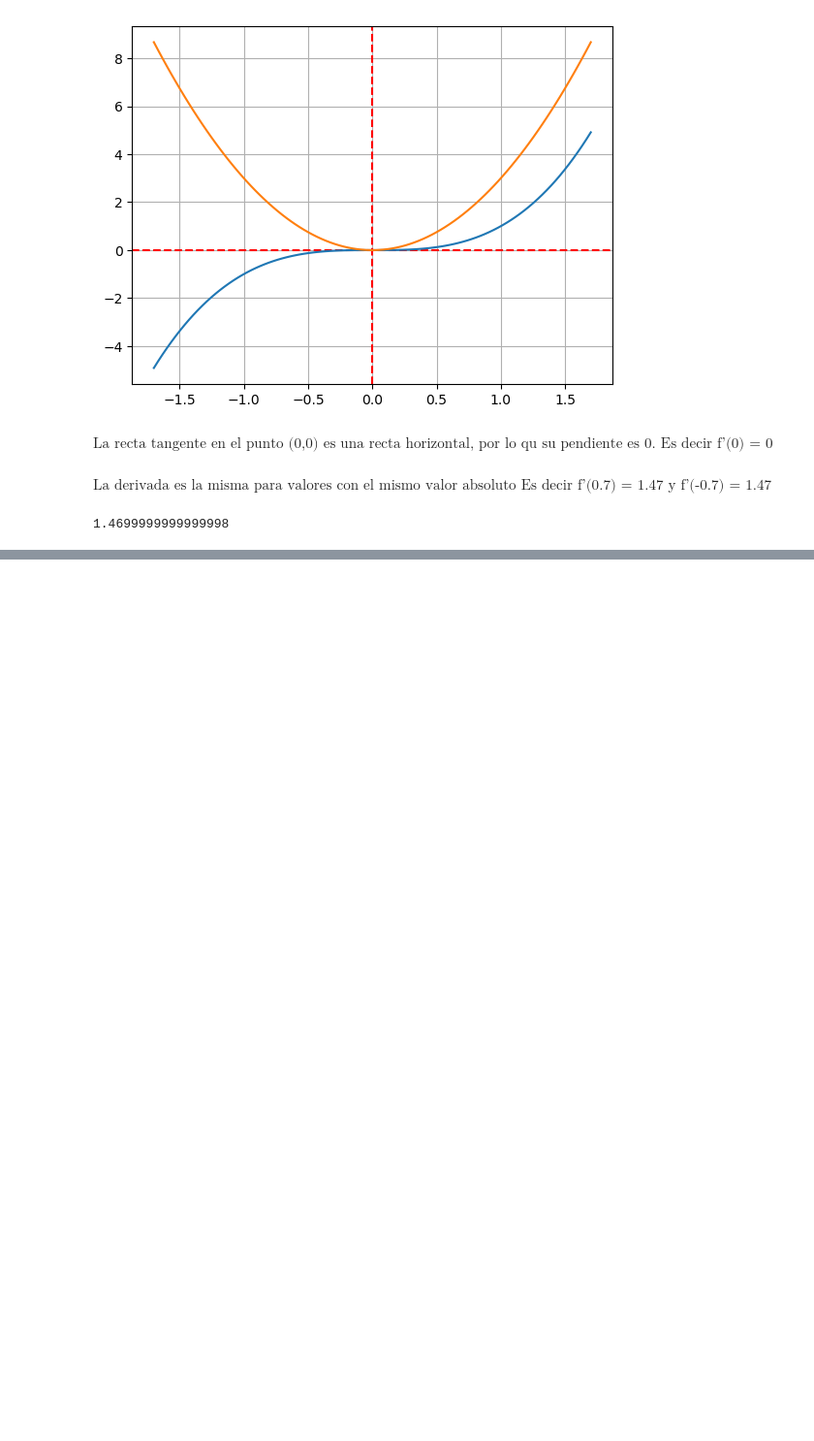
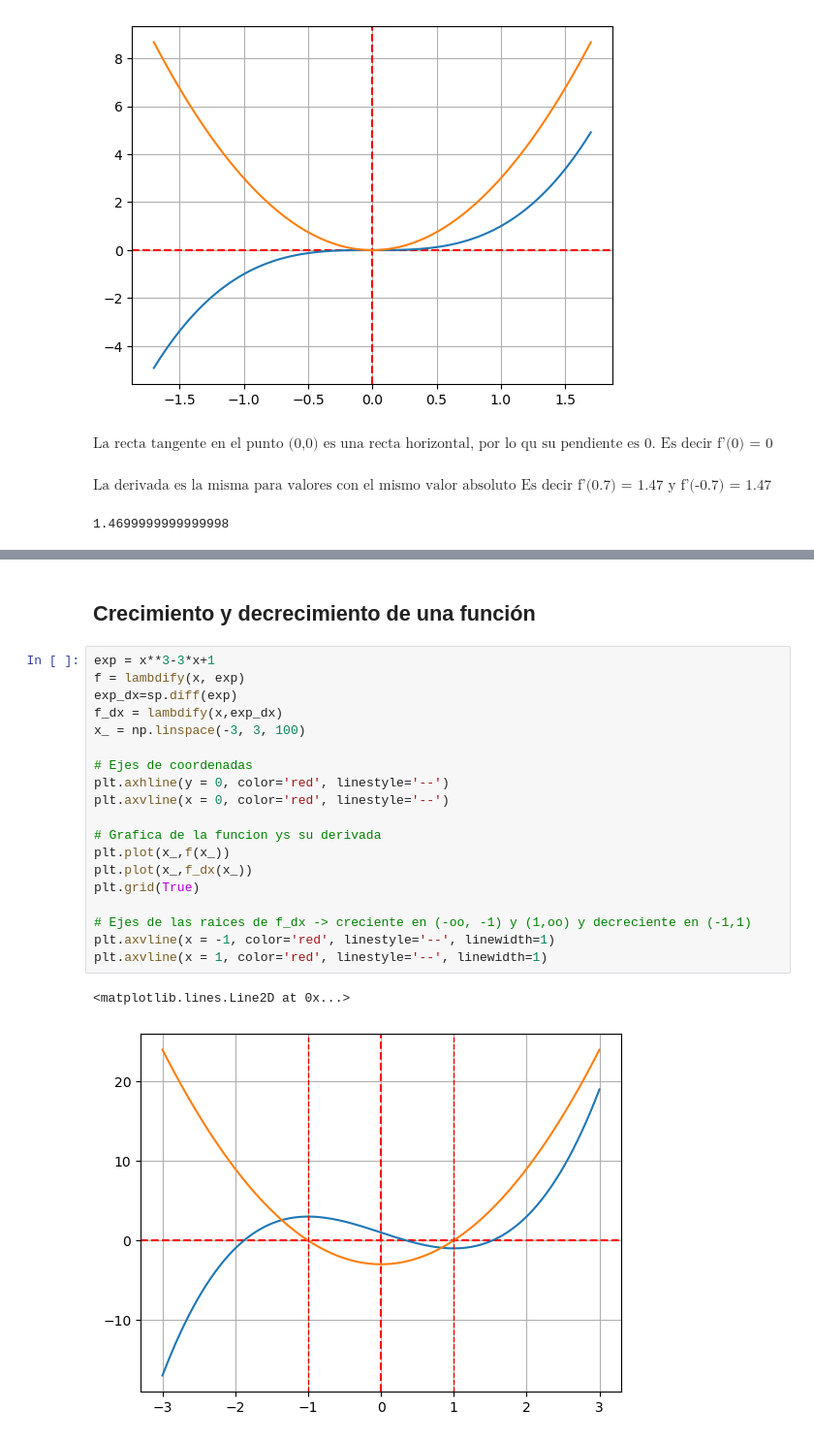
Before and after one commit to JAlesUOC/Iniciaci-nALasMatematicasParaLaIngenieria, a Jupyter notebook: Files/Tema 11/tema 11 Derivación de funciones.ipynb, the cells around one changed output, grey strips where cells are left out. Shown at 97% size. Saved outputs shown, nothing was run; the diff lists cells and outputs as text; blank space fills up the shorter version.

```diff
--- a/Files/Tema 11/tema 11 Derivación de funciones.ipynb
+++ b/Files/Tema 11/tema 11 Derivación de funciones.ipynb
@@ -185,0 +235,24 @@ AttributeError: module 'sympy' has no attribute 'implemented_function'
+# %% [markdown]
+## Crecimiento y decrecimiento de una función
+# %%
+exp = x**3-3*x+1
+f = lambdify(x, exp)
+exp_dx=sp.diff(exp)
+f_dx = lambdify(x,exp_dx)
+x_ = np.linspace(-3, 3, 100)
+
+# Ejes de coordenadas
+plt.axhline(y = 0, color='red', linestyle='--')
+plt.axvline(x = 0, color='red', linestyle='--')
+
+# Grafica de la funcion ys su derivada
+plt.plot(x_,f(x_))
+plt.plot(x_,f_dx(x_))
+plt.grid(True)
+
+# Ejes de las raices de f_dx -> creciente en (-oo, -1) y (1,oo) y decreciente en (-1,1)
+plt.axvline(x = -1, color='red', linestyle='--', linewidth=1)
+plt.axvline(x = 1, color='red', linestyle='--', linewidth=1)
+# %% [output]
+<matplotlib.lines.Line2D at 0x...>
+[figure, added]
```
Also changed, not shown: parts of 12 cells of this notebook.
